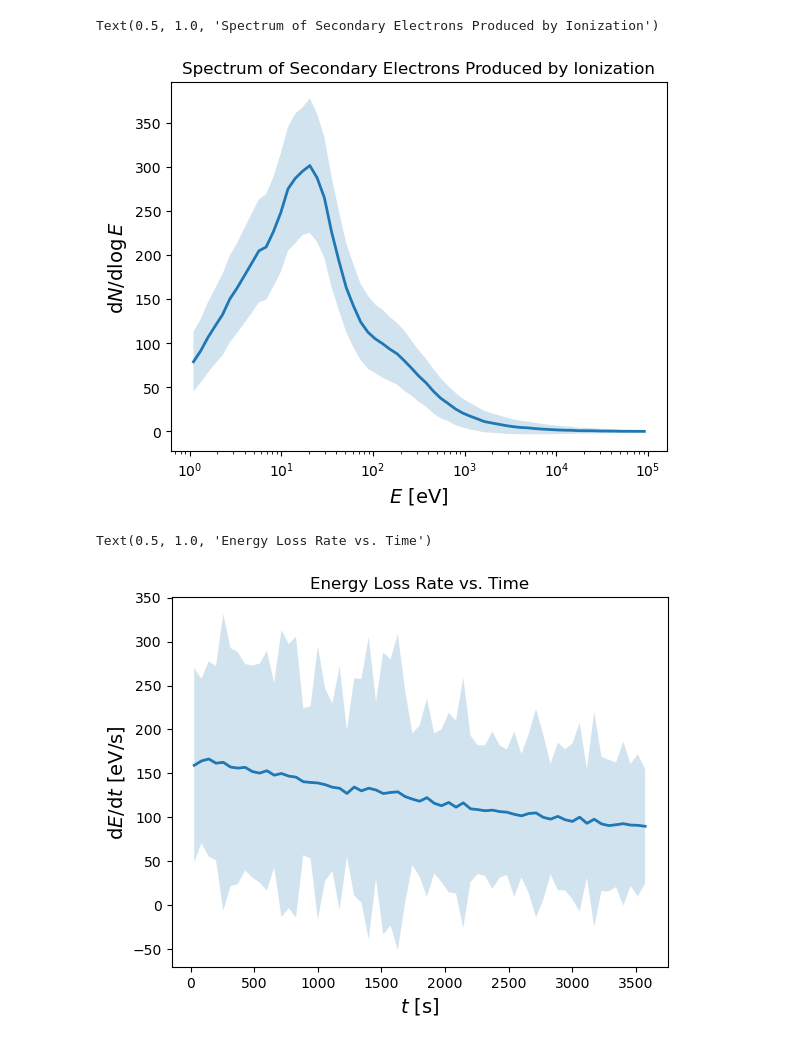
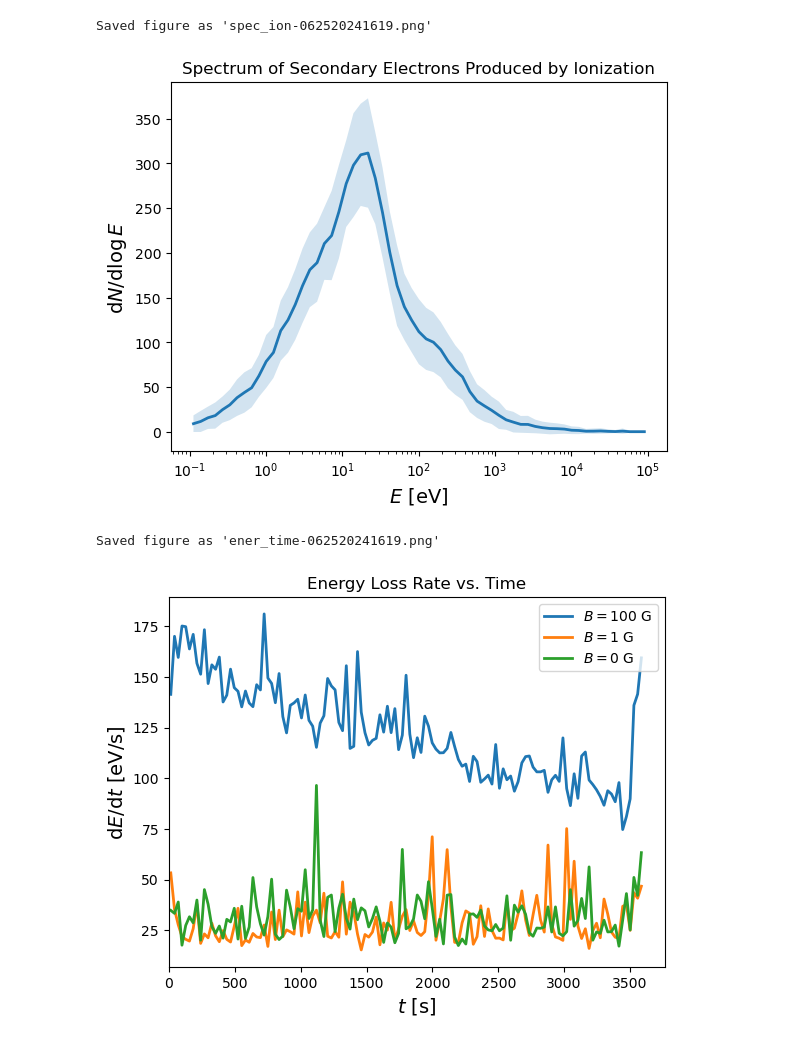
Before and after one commit to zandalman/thunderstorm, a Jupyter notebook: utils/pp.ipynb, the cells around one changed output. Saved outputs shown, nothing was run; the diff lists cells and outputs as text; code cells hidden in the pictures.

Commit message:
chunkable data processing

```diff
--- a/utils/pp.ipynb
+++ b/utils/pp.ipynb
@@ -78,22 +69,13 @@ Text(0.5, 1.0, 'Number of Ionizations per Element')
+# %%
+num = 64
+ener_bins = np.logspace(-1, 5, num)
+ener = (ener_bins[1:] + ener_bins[:-1]) / 2
+id_list, data = num_sec('../../scratch/strongB/data', chunk_size=128, chunk_num=2**12, ener_bins=ener_bins)
 # %%
 fig, ax = plt.subplots()
 
-num = 64
-ener_bins = np.logspace(0, 5, num)
-ener = (ener_bins[1:] + ener_bins[:-1]) / 2
-
-npart = 0
-nsec_list = []
-
-for data_1part in data:
-    ener_sec_1part = data_1part.ener_sec[data_1part.interaction==ION]
-    nsec_1part, _ = np.histogram(ener_sec_1part, bins=ener_bins)
-    nsec_list.append(nsec_1part)
-    npart += 1
-nsec_list = np.array(nsec_list)
-
-nsec_avg = np.sum(nsec_list, axis=0) / npart
-nsec_std = np.sqrt(np.sum((nsec_list-nsec_avg)**2, axis=0) / npart)
+nsec_avg = np.mean(data, axis=0)
+nsec_std = np.std(data, axis=0)
 dlogE = np.log10(ener_bins)[1:] - np.log10(ener_bins)[:-1]
 
 ax.plot(ener, nsec_avg/dlogE, lw=2)
@@ -103,38 +85,45 @@ ax.set_xscale('log')
 ax.set_xlabel(r'$E$ $[{\rm eV}]$', fontsize=14)
 ax.set_ylabel(r'${\rm d}N/{\rm d}\log E$', fontsize=14)
 ax.set_title('Spectrum of Secondary Electrons Produced by Ionization')
+
+save_fig('spec_ion')
 # %% [output]
-Text(0.5, 1.0, 'Spectrum of Secondary Electrons Produced by Ionization')
+Saved figure as 'spec_ion-062520241619.png'
-[figure, old version]
+[figure, new version]
+# %%
+sim_list = ['strongB', 'weakB', 'noB']
+label_list = [r'$B = 100~{\rm G}$', r'$B = 1~{\rm G}$', r'$B = 0~{\rm G}$']
+nsim = len(sim_list)
+
+tmax = 3600
+num = 128
+time_bins = np.linspace(0, tmax, num)
+time = (time_bins[:-1] + time_bins[1:]) / 2
+
+data_list = []
+for sim_name in sim_list:
+    data_path = os.path.join('..', '..', 'scratch', sim_name, 'data')
+    _, data = ener_loss_time(data_path, chunk_size=128, chunk_num=2**12, time_bins=time_bins)
+    data_list.append(data)
 # %%
 fig, ax = plt.subplots()
 
-tmax = 3600
-num = 64
-time_bins = np.linspace(0, 3600, num)
-time = (time_bins[:-1] + time_bins[1:]) / 2
+for i, data in enumerate(data_list):
 
-npart = 0
-ener_loss_list = []
+    ener_loss_avg = np.mean(data, axis=0)
+    ener_loss_std = np.std(data, axis=0)
+    dt = time_bins[1:] - time_bins[:-1]
 
-for i, data_1part in enumerate(data):
-    if id_list[i] > 1000000: continue
-    ener_loss_1part = data_1part.ener_loss + data_1part.ener_loss_sync
-    ener_loss_1part, _ = np.histogram(data_1part.time, weights=ener_loss_1part, bins=time_bins)
-    ener_loss_list.append(ener_loss_1part)
-    npart += 1
-ener_loss_list = np.array(ener_loss_list)
-
-ener_loss_avg = np.sum(ener_loss_list, axis=0) / npart
-ener_loss_std = np.sqrt(np.sum((ener_loss_list-ener_loss_avg)**2, axis=0) / npart)
-dt = time_bins[1:] - time_bins[:-1]
-
-ax.plot(time, ener_loss_avg/dt, lw=2)
-ax.fill_between(time, (ener_loss_avg-ener_loss_std)/dt, (ener_loss_avg+ener_loss_std)/dt, lw=2, alpha=0.2)
+    ax.plot(time, ener_loss_avg/dt, lw=2, label=label_list[i])
+    #ax.fill_between(time, (ener_loss_avg-ener_loss_std)/dt, (ener_loss_avg+ener_loss_std)/dt, lw=2, alpha=0.2)
 
 ax.set_xlabel(r'$t$ $[{\rm s}]$', fontsize=14)
 ax.set_ylabel(r'${\rm d}E/{\rm d}t$ $[{\rm eV/s}]$', fontsize=14)
 ax.set_title('Energy Loss Rate vs. Time')
+ax.set_xlim(0)
+ax.legend(loc=1)
+
+save_fig('ener_time')
 # %% [output]
-Text(0.5, 1.0, 'Energy Loss Rate vs. Time')
+Saved figure as 'ener_time-062520241619.png'
-[figure, old version]
+[figure, new version]
```
Also changed, not shown: parts of 11 cells of this notebook, 2 other files.
